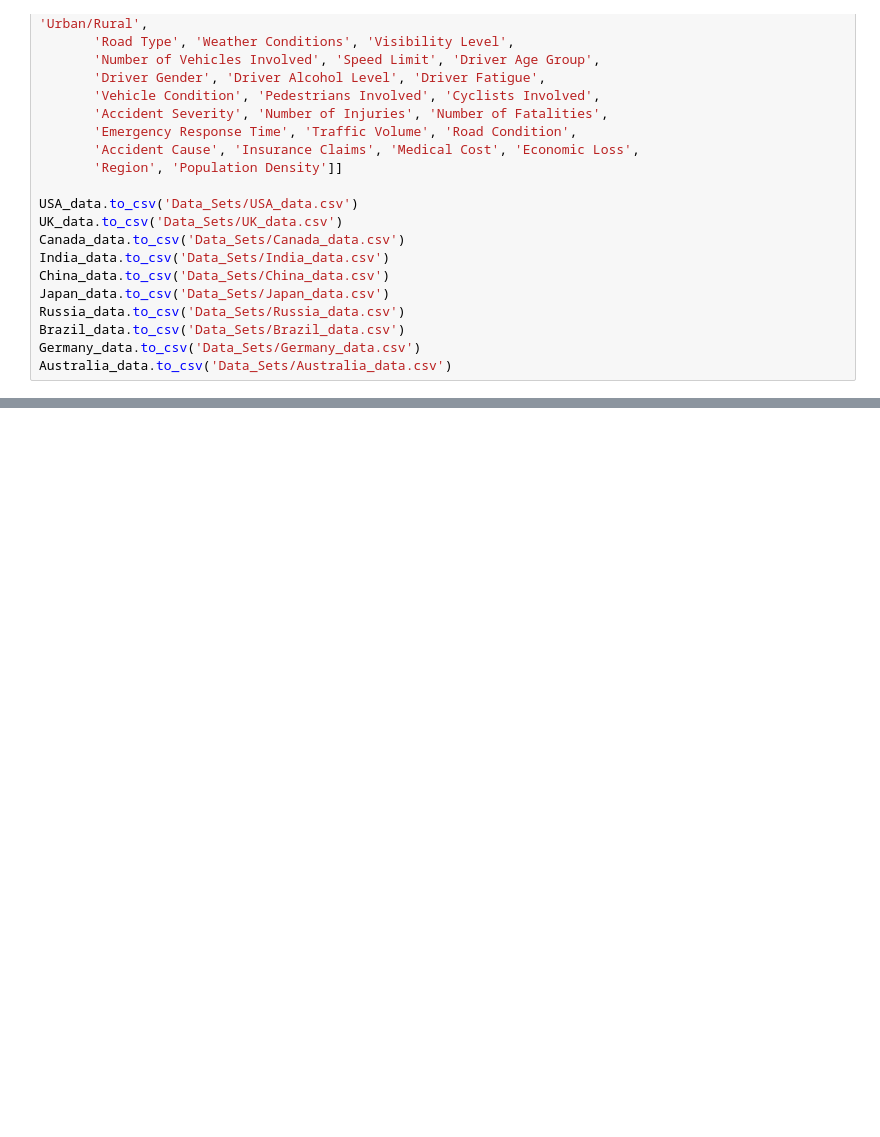
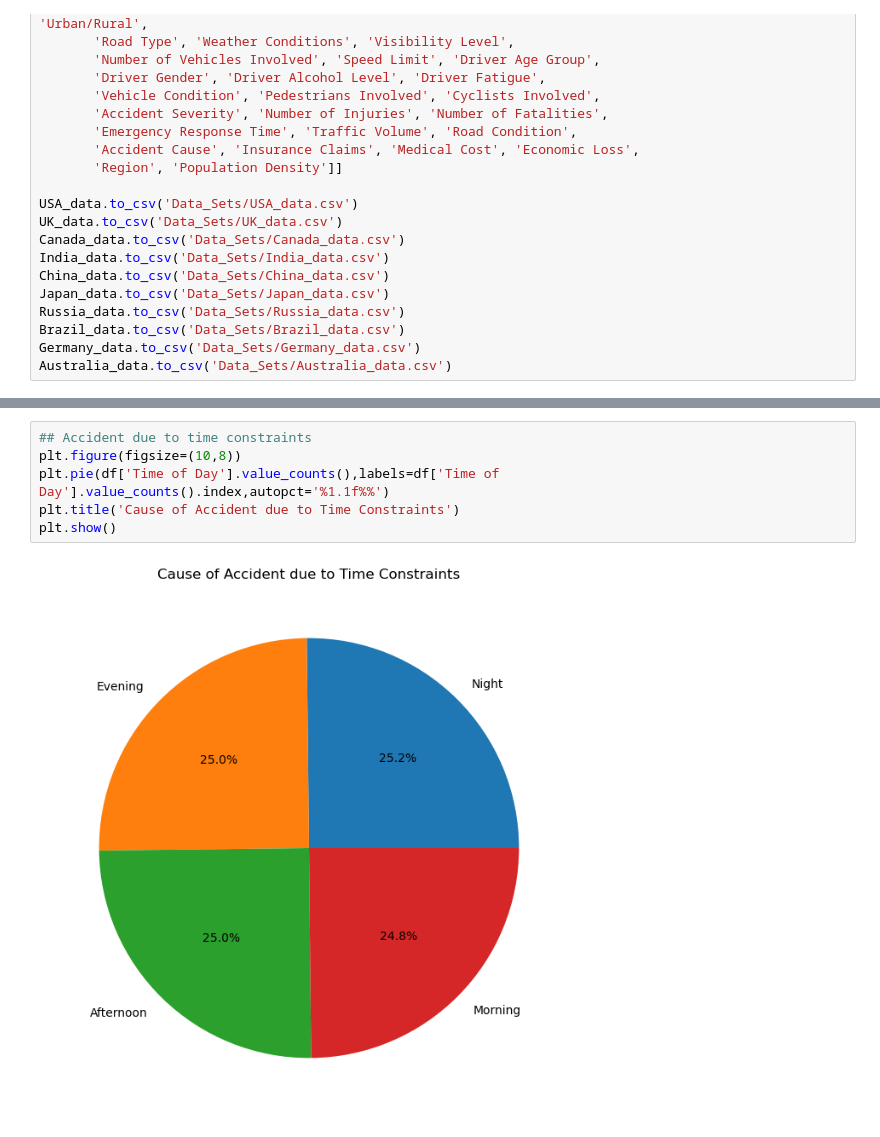
Before and after one commit to bisheshshrestha/Machine-Learning-and-Data-Science, a Jupyter notebook: Road Accident/Road_Accidents.ipynb, the cells around one changed output, grey strips where cells are left out. Cells and saved outputs as stored; diff of their text form; blank space fills up the shorter version.

```diff
--- a/Road Accident/Road_Accidents.ipynb
+++ b/Road Accident/Road_Accidents.ipynb
@@ -211,0 +228,8 @@ Australia_data.to_csv('Data_Sets/Australia_data.csv')
+# %%
+## Accident due to time constraints
+plt.figure(figsize=(10,8))
+plt.pie(df['Time of Day'].value_counts(),labels=df['Time of Day'].value_counts().index,autopct='%1.1f%%')
+plt.title('Cause of Accident due to Time Constraints')
+plt.show()
+# %% [output]
+[figure, added]
```
Also changed, not shown: parts of 4 cells of this notebook, 4 other files.
